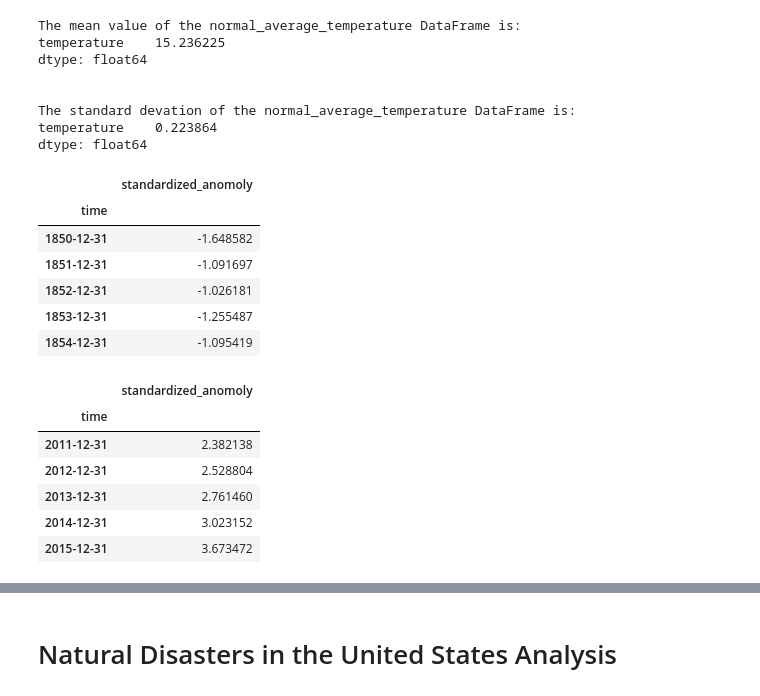
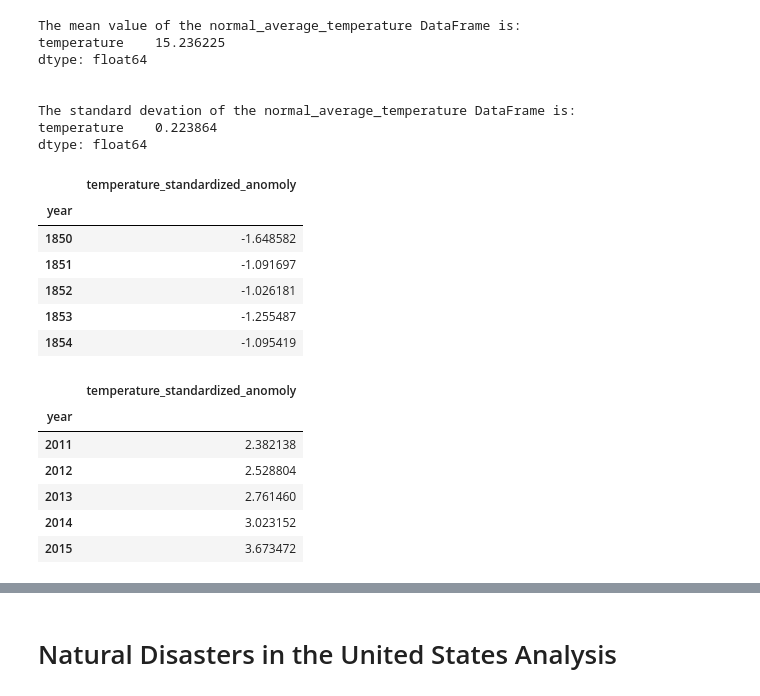
Before and after one commit to joshuacreveling/Group_Project_1, a Jupyter notebook: commodities_prices_vs_climate_change.ipynb, the cells around one changed output, grey strips where cells are left out. Cells and saved outputs as stored; diff of their text form; code cells hidden in the pictures.

```diff
--- a/commodities_prices_vs_climate_change.ipynb
+++ b/commodities_prices_vs_climate_change.ipynb
@@ -102,0 +78,27 @@ display(global_temperature_year_df.tail())
+# %%
+# After viewing the intial data and realizing season remove the ability to see general trends, we will resturucture the DataFrame to have an index of years rather than year-month.
+
+# Create new_date column based off index
+global_temperature_df['new_date'] = global_temperature_df.index
+
+# Set new_date column to be year only
+global_temperature_df['new_date'] = global_temperature_df['new_date'].dt.year
+
+# Reset index
+global_temperature_df = global_temperature_df.reset_index()
+
+# Drop time column
+global_temperature_df = global_temperature_df.drop(columns = ['time'])
+
+# Rename columns
+global_temperature_df.columns = ['temperature', 'year']
+
+# Set new index with year column
+global_temperature_df = global_temperature_df.set_index('year')
+# %%
+# Average values by year to acommodate for seasonal changes to get mean yearly temperatures
+global_temperature_year_df = global_temperature_df.groupby(['year']).mean()
+
+# Review the first 5 and last 5 rows of DataFrame
+display(global_temperature_year_df.head())
+display(global_temperature_year_df.tail())
@@ -120,7 +137,7 @@ Different organizations use different normal average temperature timeframes; for
 For the sake of this analysis, we will use the same timeframe as NOAA (1900-01-01 to 2000-01-01) for our normal average temperature reference.
 # %%
 # Extract the 20th century from the global_temperature_year_df to use as reference.
-normal_average_temperature = global_temperature_year_df.loc['1900-01-01':'2000-01-01']
+normal_average_temperature = global_temperature_year_df.loc['1900':'1999']
 
 # Review the first 5 and last 5 rows of DataFrame
 display(normal_average_temperature.head())
@@ -163,27 +180,27 @@ dtype: float64
 # %%
 # Create a new DataFrame containing standardized anomolies normalized to the normal_average_temperature DataFrame.
 climate_standardized_anomoly = (global_temperature_year_df - mean)/std_dev
 
 # Rename column in df
-climate_standardized_anomoly = climate_standardized_anomoly.rename(columns={'temperature':'standardized_anomoly'})
+climate_standardized_anomoly = climate_standardized_anomoly.rename(columns={'temperature':'temperature_standardized_anomoly'})
 
 # Review the first 5 and last 5 rows of DataFrame
 display(climate_standardized_anomoly.head())
 display(climate_standardized_anomoly.tail())
 # %% [output]
-|  | standardized_anomoly |
-| time |  |
-| 1850-12-31 | -1.648582 |
-| 1851-12-31 | -1.091697 |
-| 1852-12-31 | -1.026181 |
-| 1853-12-31 | -1.255487 |
-| 1854-12-31 | -1.095419 |
+|  | temperature_standardized_anomoly |
+| year |  |
+| 1850 | -1.648582 |
+| 1851 | -1.091697 |
+| 1852 | -1.026181 |
+| 1853 | -1.255487 |
+| 1854 | -1.095419 |
-|  | standardized_anomoly |
-| time |  |
-| 2011-12-31 | 2.382138 |
-| 2012-12-31 | 2.528804 |
-| 2013-12-31 | 2.761460 |
-| 2014-12-31 | 3.023152 |
-| 2015-12-31 | 3.673472 |
+|  | temperature_standardized_anomoly |
+| year |  |
+| 2011 | 2.382138 |
+| 2012 | 2.528804 |
+| 2013 | 2.761460 |
+| 2014 | 3.023152 |
+| 2015 | 3.673472 |
 # %%
 # Plot Land and Ocean Standardized Anomolies to get a visualization of the normalized data.
```
Also changed, not shown: parts of 20 cells of this notebook, 1 other file.
